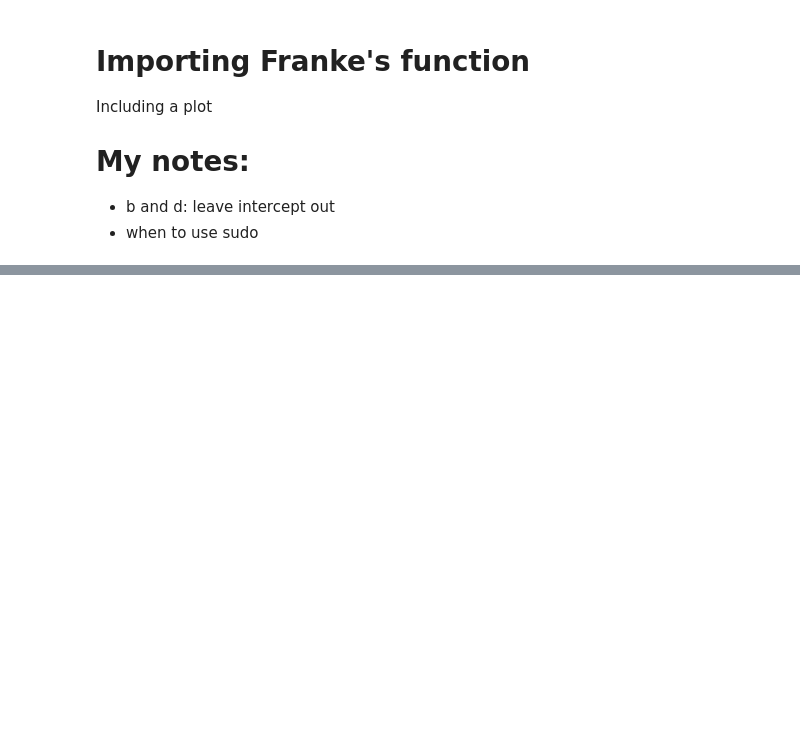
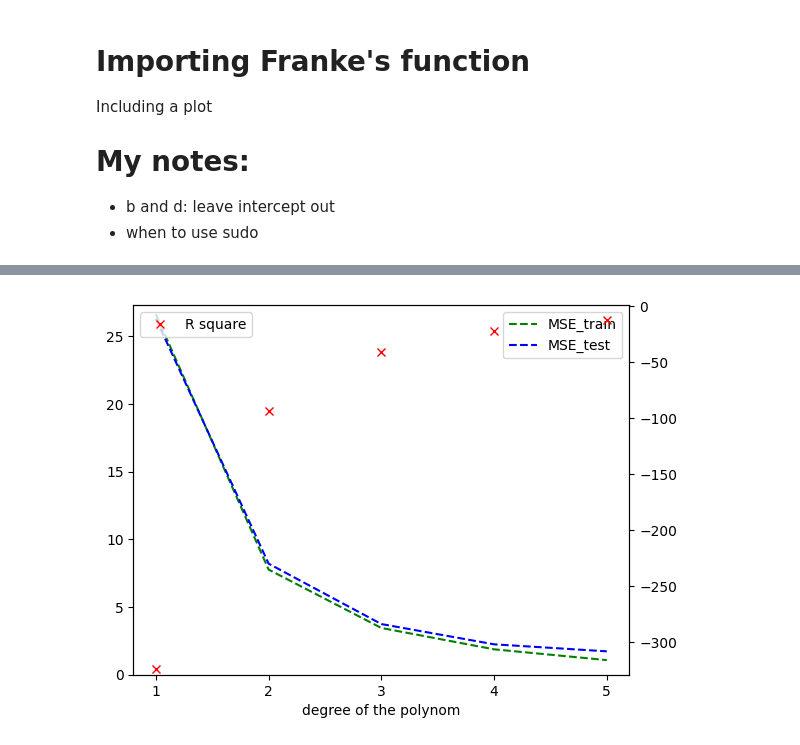
Before and after one commit to carmenpd/HWS23-MachineLearning, a Jupyter notebook: doc/Project-1.ipynb, the cells around one changed output, grey strips where cells are left out. Drawn from its saved outputs; the diff is of its cells as text; code cells hidden in the pictures; blank space fills up the shorter version.

```diff
--- a/doc/Project-1.ipynb
+++ b/doc/Project-1.ipynb
@@ -62,75 +72,76 @@ from sklearn.preprocessing import PolynomialFeatures
 from sklearn.pipeline import make_pipeline
 from sklearn.linear_model import LinearRegression
 
-def rsquare(y, ypredict):
-    return 1-np.sum((y-ypredict)**2)/np.sum((y-np.mean(y))**2)
-
-def MSE(y, ypredict):
-    return 1/len(y)*(y.T-ypredict.T) @ (y-ypredict)
-
-# number of data points
-n = 10
 # degree of the fitted polynomial
-degree = 2
+degree = 5
 
 # setting up the Designmatrix
+x = x.reshape(-1,1) #reshaping the meshgrid in two arrays
+y = y.reshape(-1,1)
+z = z.reshape(-1,1)
 
-x = np.linspace(0, 1, n)
-y = np.linspace(0, 1, n)
+def create_X(x, y, n ):
+	if len(x.shape) > 1:
+		x = np.ravel(x)
+		y = np.ravel(y)
 
-def create_X(x,y,degree):
-    X = np.zeros((n, int((degree+2)*(degree+1)/2)))
-    for i in range(0, degree+1):# +1
-        for k in range(0, i+1):#+1
-            if i>0:
-                indx = int(i*(i+1)/2)
-            else: indx=0
-            X[:,indx+k] = (x**k)*(y**(i-k))#+1
-    return X
+	N = len(x)
+	l = int((n+1)*(n+2)/2)		# Number of elements in beta
+	X = np.ones((N,l))
+
+	for i in range(1,n+1):
+		q = int((i)*(i+1)/2)
+		for k in range(i+1):
+			X[:,q+k] = (x**(i-k))*(y**k)
+
+	return X
 
 X = create_X(x,y,degree)
 
 # scaling / centering of the data
 intercept = np.mean(X[:,0])
 X = X[:,1:len(X)]
-y = y - intercept
+z = z - intercept
 
 # splitting in train and test
+X_train, X_test, z_train, z_test = train_test_split( X, z, test_size=0.33, random_state=42)
 
-X_train, X_test, y_train, y_test = train_test_split( X, y, test_size=0.33, random_state=42)
-x = X_train[:,1].reshape((len(X_train)),1)
 
 # OLS fitting without stochastic noise
 
-beta = np.zeros((int((degree+2)*(degree+1)/2), int((degree+2)*(degree+1)/2)))
+beta_list = []
 MSE_train = np.zeros(degree)
 MSE_test = np.zeros(degree)
-rsquare_train = np.zeros((degree-1, 1))
-rsquare_test = np.zeros((degree-1, 1))
-
+rsqr = np.zeros(degree)
 
 for i in range(1, degree+1):
         c = int((i+2)*(i+1)/2)
         X_tilde = X_train[:,0:c-1]
-        beta[0:c-1, i-1] = np.linalg.pinv(X_tilde.T @ X_tilde) @ X_tilde.T @ y_train
-        ypredict = X_tilde @ beta[0:c-1, i-1]
-        help =  MSE(y_train, ypredict)
+        beta = np.linalg.pinv(X_tilde.T @ X_tilde) @ X_tilde.T @ z_train
+        beta_list.append(list(beta))
 
-        ypredict_test = X_test[:,0:c-1] @ beta[0:c-1, i-1]
-        y_train = y_train.reshape(len(y_train), 1)
-        MSE_train[i-1] = MSE(y_train, ypredict)
+        ypredict = X_tilde @ beta
+        ypredict_test = X_test[:,0:c-1] @ beta
 
-        rsquare_ = rsquare(y_train, ypredict)
-        y_test = y_test.reshape(len(y_test), 1)
-        MSE_test[i-1] = MSE(y_test, ypredict_test)
-
-
-# with stochastic noise
-
-# with stochastic input/ with linspace -> Satz von Peano ;)
+        MSE_train[i-1] = MSE(z_train, ypredict)
+        MSE_test[i-1] = MSE(z_test, ypredict_test)
+        rsqr[i-1]= rsquare(z_train, ypredict)
 
 # MSE and R^2
+# plot the MSE and R^2 - as well as beta - as functions of the polynomial degree
+fig2, ax1 = plt.subplots()
+plt.xlabel("degree of the polynom")
+xax = np.arange(1, degree +1)
+plt.xticks(xax)
+ax2 = ax1.twinx()
+ax2.set_ylim(np.min(rsqr)-5, 1)
+ax1.set_ylim(0, np.max(MSE_test)+1)
+ax1.plot(xax, MSE_train, 'g--', label='MSE_train')
+ax1.plot(xax, MSE_test, 'b--', label='MSE_test')
+ax2.plot(xax, rsqr, 'rx', label='R square')
+ax1.legend()
+ax2.legend()
 
-
-# plot the MSE and R^2 - as well as beta - as functions of the polynomial degree
+#ax = fig.add_subplot(projection='3d')
+#ax2.set_ylabel("degree of the polynom")
 # %% [output]
@@ -137,0 +149 @@ ValueError: setting an array element with a sequence.
+[figure, added]
```
Also changed, not shown: parts of 8 cells of this notebook, 4 other files.
